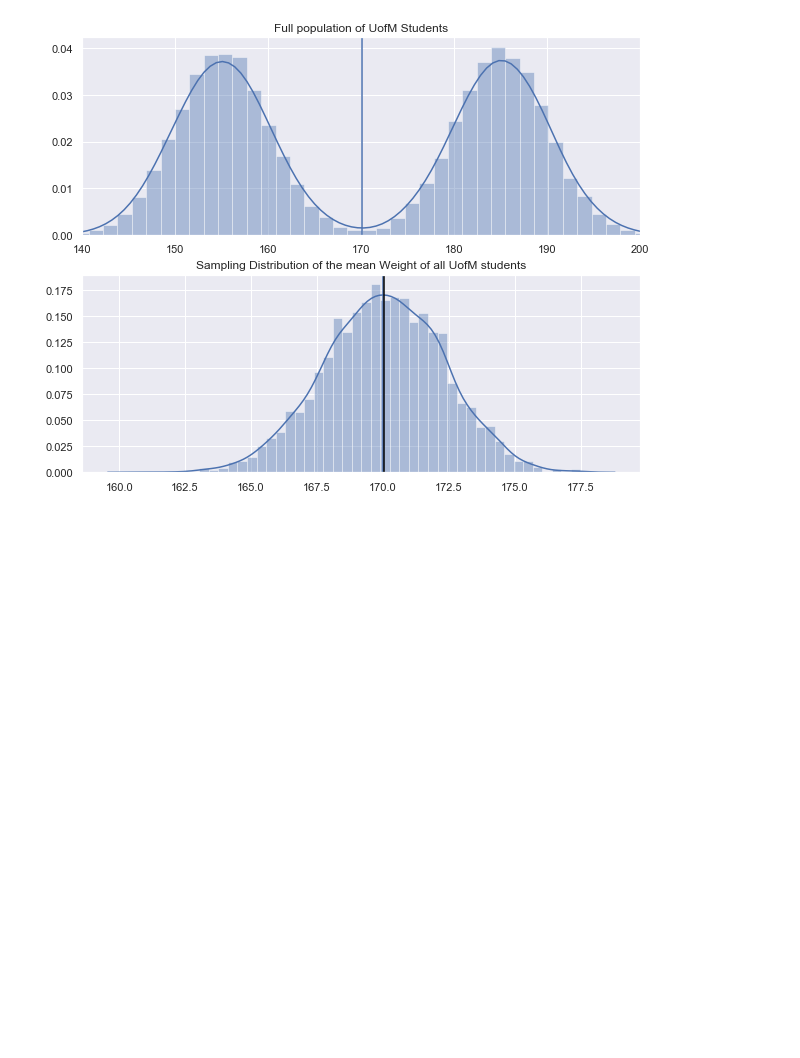
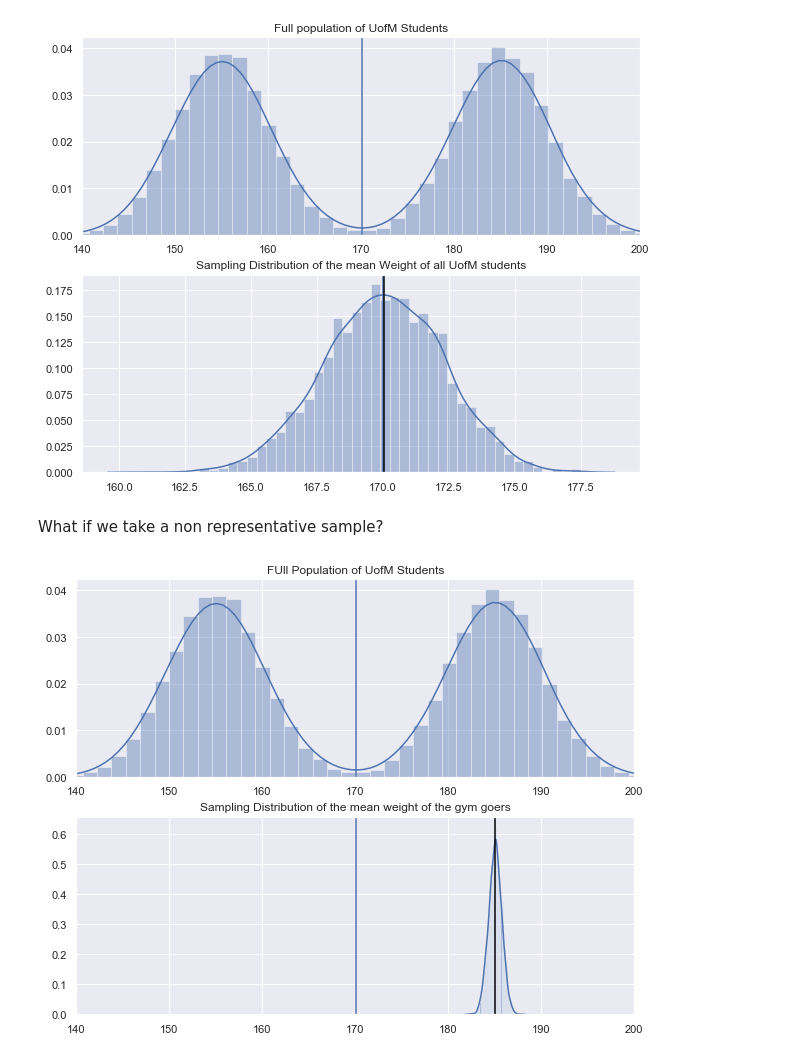
Before and after one commit to dabarbosa10/MichStat, a Jupyter notebook: Week4/BiasedPopulation.ipynb, the cells around one changed output. Drawn from its saved outputs; the diff is of its cells as text; code cells hidden in the pictures; blank space fills up the shorter version.

```diff
--- a/Week4/BiasedPopulation.ipynb
+++ b/Week4/BiasedPopulation.ipynb
@@ -63,3 +63,32 @@ plt.axvline(x=np.mean(mean_distribution),color="black")
 # %% [output]
 <matplotlib.lines.Line2D at 0x...>
 [figure]
+# %% [markdown]
+What if we take a non representative sample?
+# %%
+numberSamps=5000
+sampsize=3
+
+mean_distribution=np.empty(numberSamps)
+for i in range(numberSamps):
+    random_students=np.random.choice(students_at_gym,sampSize)
+    mean_distribution[i]=np.mean(random_students)
+
+plt.figure(figsize=(10,8))
+
+plt.subplot(2,1,1)
+sns.distplot(population)
+plt.title("FUll Population of UofM Students")
+plt.axvline(x=np.mean(population))
+plt.xlim([140,200])
+
+plt.subplot(2,1,2)
+sns.distplot(mean_distribution)
+plt.title("Sampling Distribution of the mean weight of the gym goers")
+plt.axvline(x=np.mean(population))
+plt.axvline(x=np.mean(students_at_gym),color="black")
+plt.xlim([140,200])
+
+plt.show()
+# %% [output]
+[figure, added]
```
